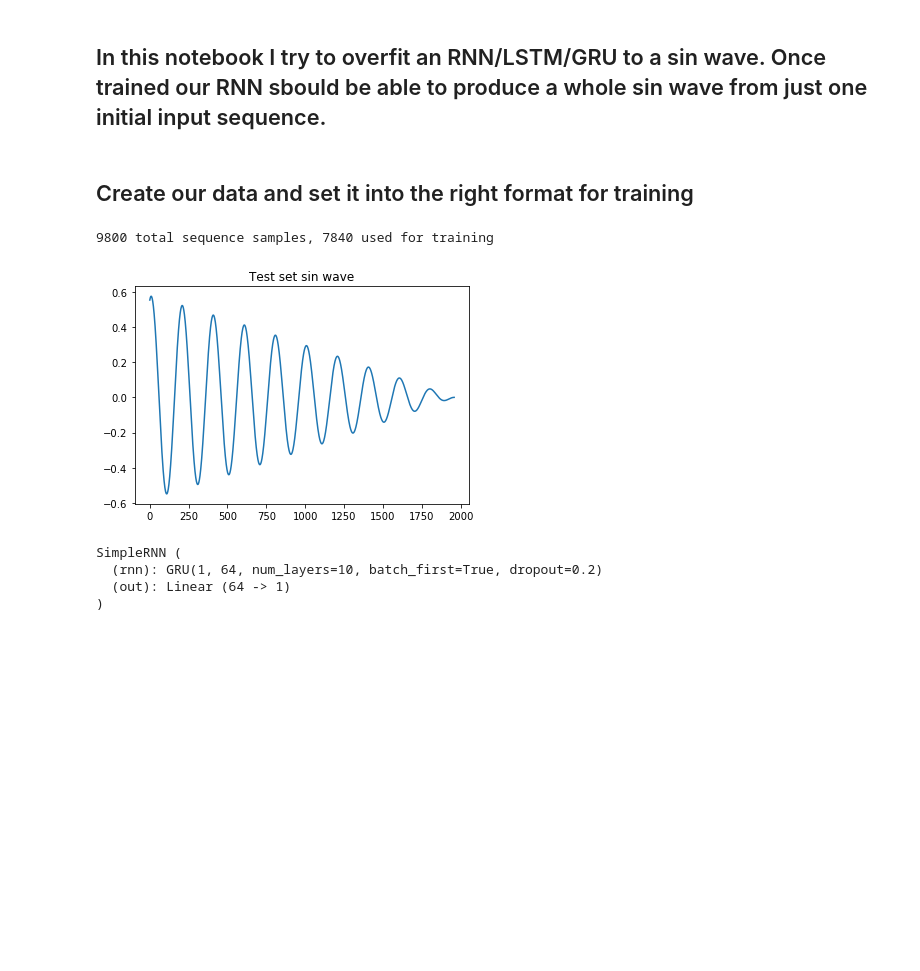
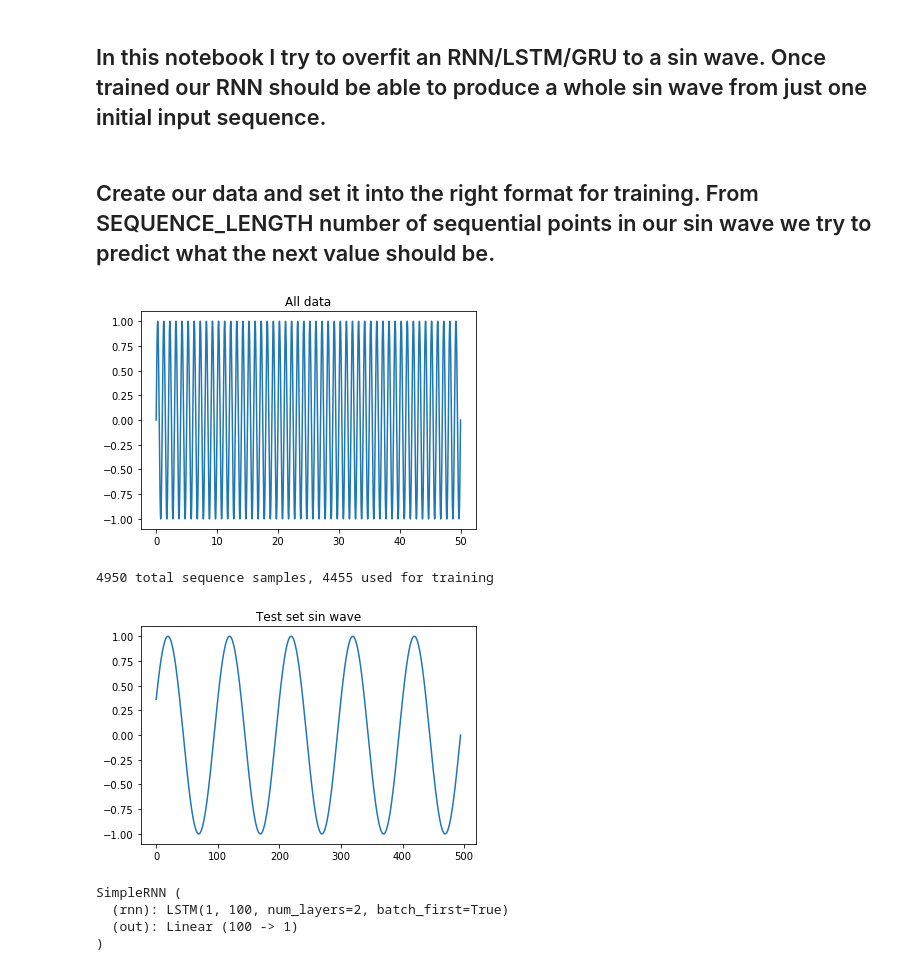
Before and after one commit to Burton2000/pytorch_rnn_sequence_generation, a Jupyter notebook: RNN_for_overfit_waves.ipynb, the cells around one changed output. Drawn from its saved outputs; the diff is of its cells as text; code cells hidden in the pictures; blank space fills up the shorter version.

```diff
--- a/RNN_for_overfit_waves.ipynb
+++ b/RNN_for_overfit_waves.ipynb
@@ -11,7 +11,7 @@ import matplotlib.pyplot as plt
 import copy
 import timeit
 # %% [markdown]
-## In this notebook I try to overfit an RNN/LSTM/GRU to a sin wave. Once trained our RNN sbould be able to produce a whole sin wave from just one initial input sequence.
+## In this notebook I try to overfit an RNN/LSTM/GRU to a sin wave. Once trained our RNN should be able to produce a whole sin wave from just one initial input sequence.
 # %%
 # Hyper parameters
 
@@ -25,46 +25,51 @@ RNN_TYPE = 'GRU' # Choose from 'RNN' 'LSTM' 'GRU'
 NUM_EPOCHS = 10
 # %% [markdown]
-## Create our data and set it into the right format for training
+## Create our data and set it into the right format for training. From SEQUENCE_LENGTH number of sequential points in our sin wave we try to predict what the next value should be.
 # %%
 # Prepare our dataset for inputting into our model
 # Data dimensions should be in this order: [batch, sequence, feature] where feature is INPUT_SIZE
 
-time_steps = np.linspace(0, 50*np.pi*2, 10000, dtype=np.float32)
-sin_time_steps = np.sin(time_steps) * np.sin(time_steps*0.01)
+time_steps = np.linspace(0, 50, 5000, dtype=np.float32)
+sin_time_steps = np.sin(time_steps*2*np.pi)# * np.sin(time_steps*0.01)
 
+
+plt.plot(time_steps[:],sin_time_steps[:])
+plt.title("All data")
+plt.show()
 # We need to get an extra value to be the value we aim to predict.
 sequence_length = SEQUENCE_LENGTH + 1
 
 # Take sequence_length of our sin wave and put that as a row in sequence_data, this will be one input into our RNN.
 # Move one time step and repeat till we reach the end of our sampled sin wave.
 sequence_data = []
 for i in range(len(sin_time_steps) - sequence_length+1):
     sequence_data.append(sin_time_steps[i: i + sequence_length])
 sequence_data = np.array(sequence_data)
 
 # Split for train/test and shuffle train set.
 num_samples = sequence_data.shape[0]
-num_train = int(0.8 * num_samples)
+num_train = int(0.90 * num_samples)
 
 train_set = sequence_data[:num_train,:]
 test_set = sequence_data[num_train:,:]
 
 np.random.shuffle(train_set)
 print('{} total sequence samples, {} used for training'.format(num_samples, num_train))
 
 # Take off the last element or each row and this will be our target value to predict.
 # We now have SEQUENCE LENGTH elements in each row.
 x_train = train_set[:, :-1][:,:,np.newaxis]
 y_train = train_set[:, -1][:,np.newaxis]
 x_test = test_set[:, :-1][:,:,np.newaxis]
 y_test = test_set[:, -1][:,np.newaxis]
 
 plt.plot(y_test[:])
 plt.title("Test set sin wave")
 plt.show()
 # %% [output]
+[figure, new version]
-9800 total sequence samples, 7840 used for training
+4950 total sequence samples, 4455 used for training
-[figure, old version]
+[figure, added]
 # %%
 # Define our RNN model as a new class inheriting from nn.Module. Our model will be one multilayer RNN followed by a linear
 # layer to produce our final output.
@@ -77,11 +82,11 @@ class SimpleRNN(nn.Module):
 
         # Initialise the correct RNN layer depending on what we chose.
         if RNN_TYPE == 'RNN':
-            self.rnn = nn.RNN(input_size=INPUT_SIZE, hidden_size=HIDDEN_SIZE, num_layers=NUM_LAYERS, dropout=0.2, batch_first=True)
+            self.rnn = nn.RNN(input_size=INPUT_SIZE, hidden_size=HIDDEN_SIZE, dropout=0.0, num_layers=NUM_LAYERS, batch_first=True)
         elif RNN_TYPE == 'LSTM':
-            self.rnn = nn.LSTM(input_size=INPUT_SIZE, hidden_size=HIDDEN_SIZE, num_layers=NUM_LAYERS, dropout=0.2 ,batch_first=True)
+            self.rnn = nn.LSTM(input_size=INPUT_SIZE, hidden_size=HIDDEN_SIZE,dropout=0.0, num_layers=NUM_LAYERS, batch_first=True)
         elif RNN_TYPE == 'GRU':
-            self.rnn = nn.GRU(input_size=INPUT_SIZE, hidden_size=HIDDEN_SIZE, num_layers=NUM_LAYERS, dropout=0.2, batch_first=True)
+            self.rnn = nn.GRU(input_size=INPUT_SIZE, hidden_size=HIDDEN_SIZE, dropout=0.0, num_layers=NUM_LAYERS, batch_first=True)
 
         self.out = nn.Linear(HIDDEN_SIZE, 1)
 
@@ -98,8 +103,8 @@ rnn = SimpleRNN()
 print(rnn)
 # %% [output]
 SimpleRNN (
-  (rnn): GRU(1, 64, num_layers=10, batch_first=True, dropout=0.2)
-  (out): Linear (64 -> 1)
+  (rnn): LSTM(1, 100, num_layers=2, batch_first=True)
+  (out): Linear (100 -> 1)
 )
 # %%
 # If gpu is available lets use it.
```
Also changed, not shown: parts of 7 cells of this notebook, 1 other file.
